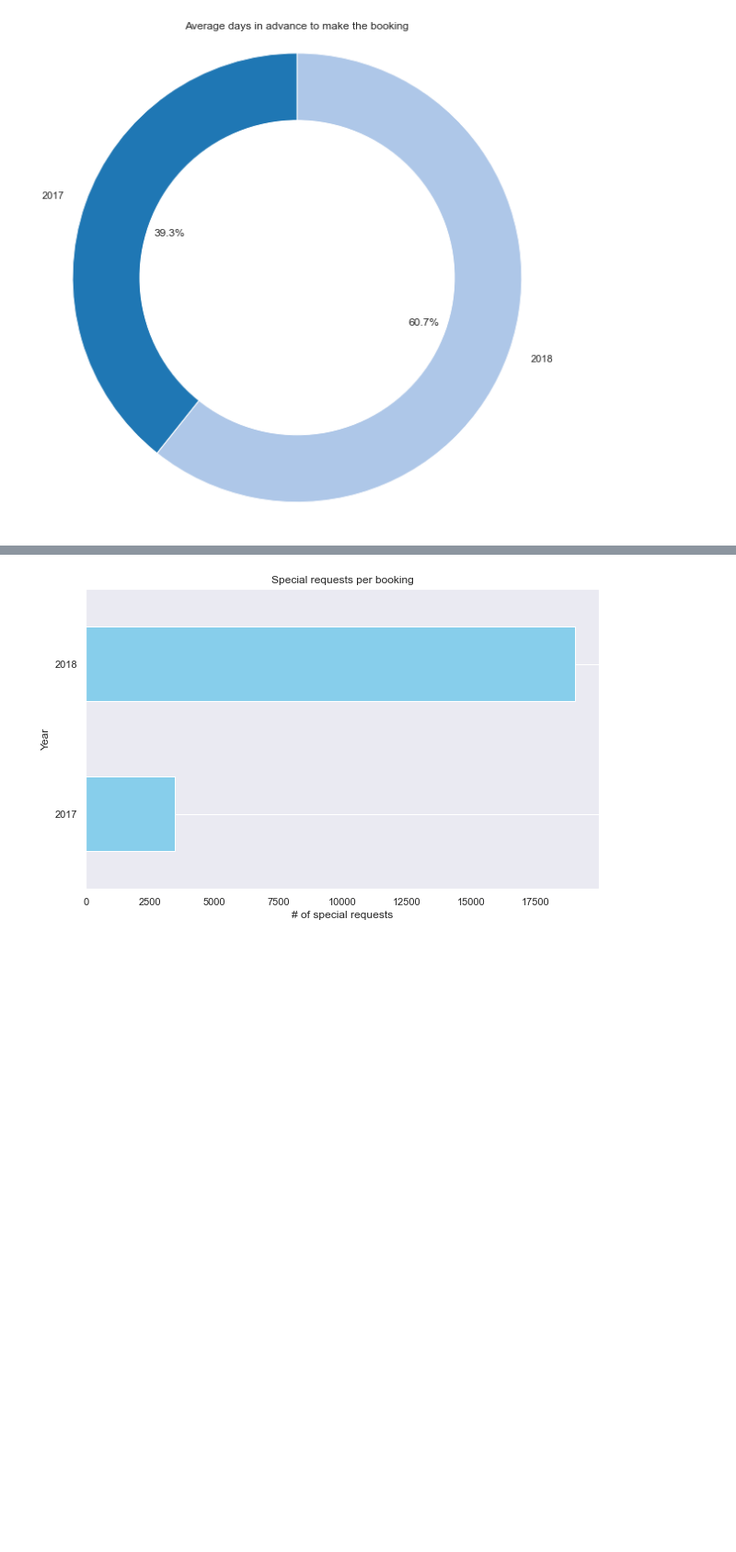
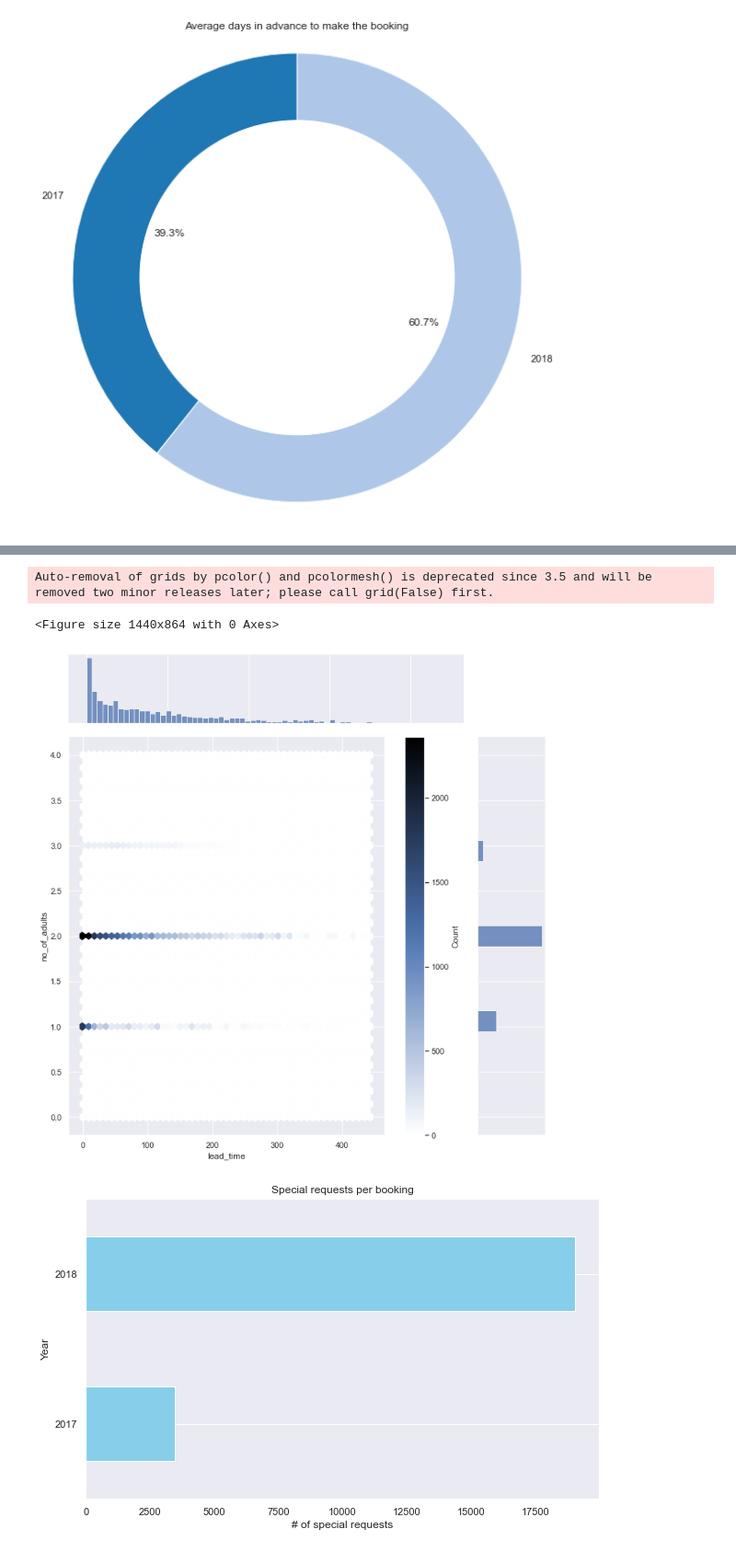
Before and after one commit to georgekalf/HotelReservations-ML, a Jupyter notebook: EDA.ipynb, the cells around one changed output, grey strips where cells are left out. Shown at 92% size. Saved outputs shown, nothing was run; the diff lists cells and outputs as text; code cells hidden in the pictures; blank space fills up the shorter version.

```diff
--- a/EDA.ipynb
+++ b/EDA.ipynb
@@ -546,3 +559,13 @@ plt.show()
+# %%
+# creation a joinplot
+plt.figure(figsize=(20, 12))
+joint = sns.jointplot(data=hotel_df, x='lead_time', y='no_of_adults', kind='hex', height=10, ratio=5)
+joint.fig.colorbar(joint.ax_joint.collections[0], label='Count')
+plt.show()
+# %% [output]
+Auto-removal of grids by pcolor() and pcolormesh() is deprecated since 3.5 and will be removed two minor releases later; please call grid(False) first.
+<Figure size 1440x864 with 0 Axes>
+[figure, added]
 # %%
 # sum of number of special request per year
 special_requests_per_booking = hotel_df.groupby('arrival_year')['no_of_special_requests'].sum()
```
Also changed, not shown: parts of 2 cells of this notebook.
